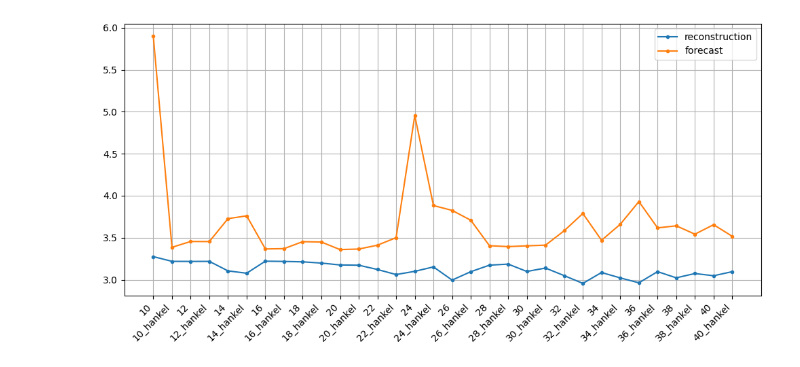
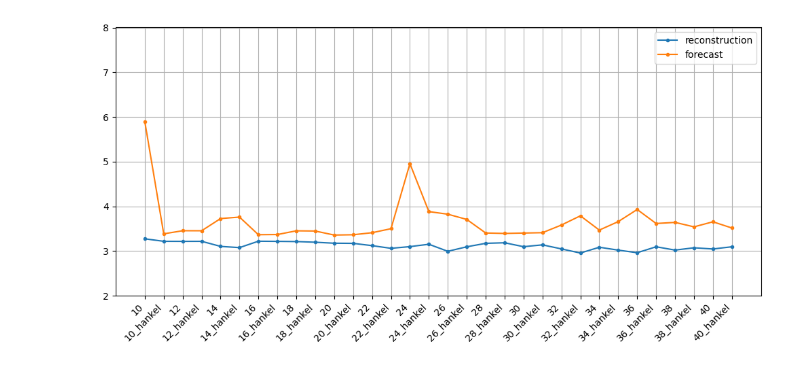
Before and after one commit to SVDROM/grid-search, a Jupyter notebook: evaluate.ipynb, the cells around one changed output. Saved outputs shown, nothing was run; the diff lists cells and outputs as text; code cells hidden in the pictures.

```diff
--- a/evaluate.ipynb
+++ b/evaluate.ipynb
@@ -30,19 +30,20 @@ for key in reconstructions.keys():
 # %%
 plt.figure(figsize=(10, 5))
 keys = [key for key, _ in reconstruction_averages]
 reconstruction_vals = [val for _, val in reconstruction_averages]
 forecast_vals = [val for _, val in forecast_averages]
 plt.plot(reconstruction_vals, ".-", label="reconstruction")
 plt.plot(forecast_vals, ".-", label="forecast")
 plt.xticks(
     range(len(reconstruction_vals)),
     list(keys),
     rotation=45,
     ha='right',
 )
+plt.ylim((2.0, 8.0))
 plt.grid()
 plt.legend()
 plt.tight_layout()
 plt.show()
 # %% [output]
-[figure, old version]
+[figure, new version]
```
Also changed, not shown: parts of 5 cells of this notebook.
